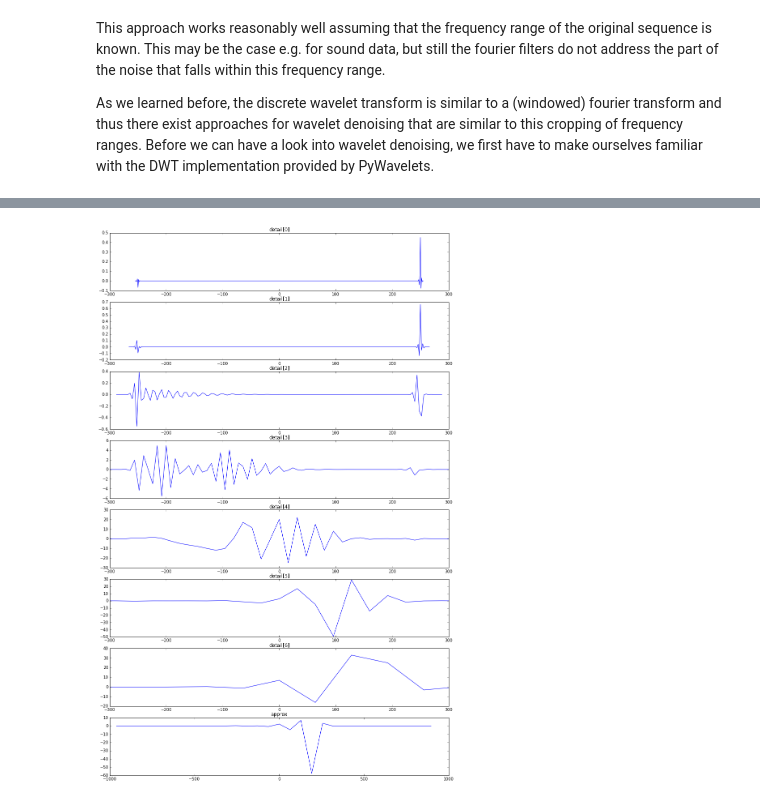
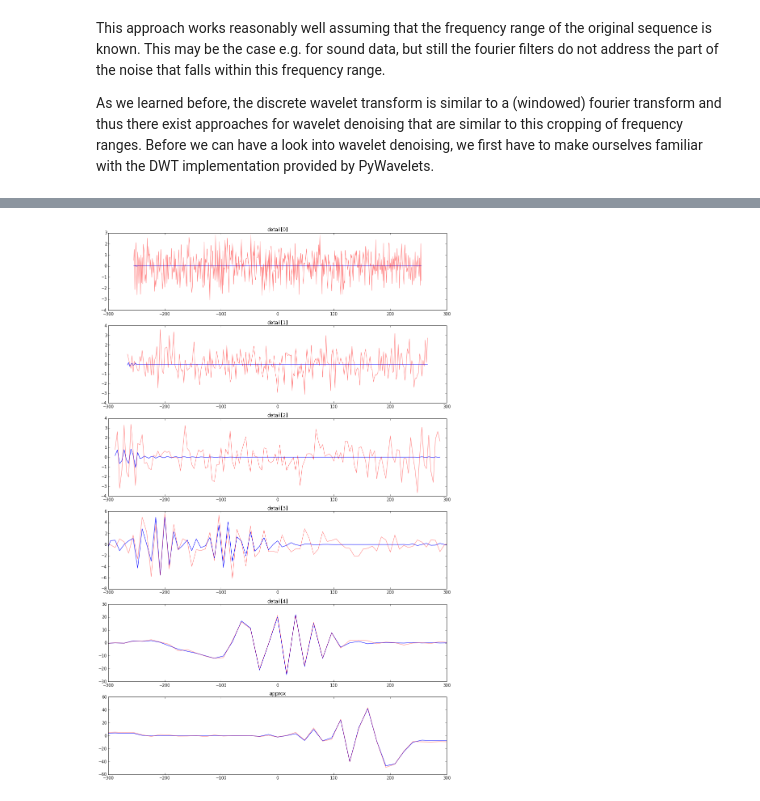
Before and after one commit to CSchoel/learn-wavelets, a Jupyter notebook: wavelet-denoising.ipynb, the cells around one changed output, grey strips where cells are left out. Drawn from its saved outputs; the diff is of its cells as text; code cells hidden in the pictures.

Commit message:
uses pywt.wavedec instead of own loop and adds coefficients of noisy data to plot

```diff
--- a/wavelet-denoising.ipynb
+++ b/wavelet-denoising.ipynb
@@ -109,21 +129,28 @@ plt.show()
 # %%
-approx = sig_dop
-details = []
-while (len(approx) > 30):
-    approx, detail = pywt.dwt(approx, "sym12", mode="zero")
-    details.append(detail)
+coeffs = pywt.wavedec(sig_dop, "sym12")
+approx = coeffs[0]
+details = coeffs[1:]
+coeffs_n = pywt.wavedec(sig_dop_n2, "sym12")
+approx_n = coeffs_n[0]
+details_n = coeffs_n[1:]
+
+def plot_dwt(details, approx, xlim=(-300,300), **line_kwargs):
+    for i in range(len(details)):
+        plt.subplot(len(details)+1,1,i+1)
+        d = details[len(details)-1-i]
+        half = len(d)//2
+        xvals = np.arange(-half,-half+len(d))* 2**i
+        plt.plot(xvals, d, **line_kwargs)
+        plt.xlim(xlim)
+        plt.title("detail[{}]".format(i))
+    plt.subplot(len(details)+1,1,len(details)+1)
+    plt.title("approx")
+    plt.plot(xvals, approx, **line_kwargs)
+    plt.xlim(xlim)
+
 plt.figure(figsize=(15,24))
-for i in range(len(details)):
-    plt.subplot(len(details)+1,1,i+1)
-    d = details[i]
-    half = len(d)//2
-    xvals = np.arange(-half,-half+len(d))* 2**i
-    plt.plot(xvals, d)
-    plt.xlim((-300, 300))
-    plt.title("detail[{}]".format(i))
-plt.subplot(len(details)+1,1,len(details)+1)
-plt.title("approx")
-plt.plot(xvals, approx)
+plot_dwt(details, approx)
+plot_dwt(details_n, approx_n, color="red", alpha=0.5)
 plt.show()
 # %% [output]
-[figure, old version]
+[figure, new version]
```
Also changed, not shown: parts of 6 cells of this notebook.
